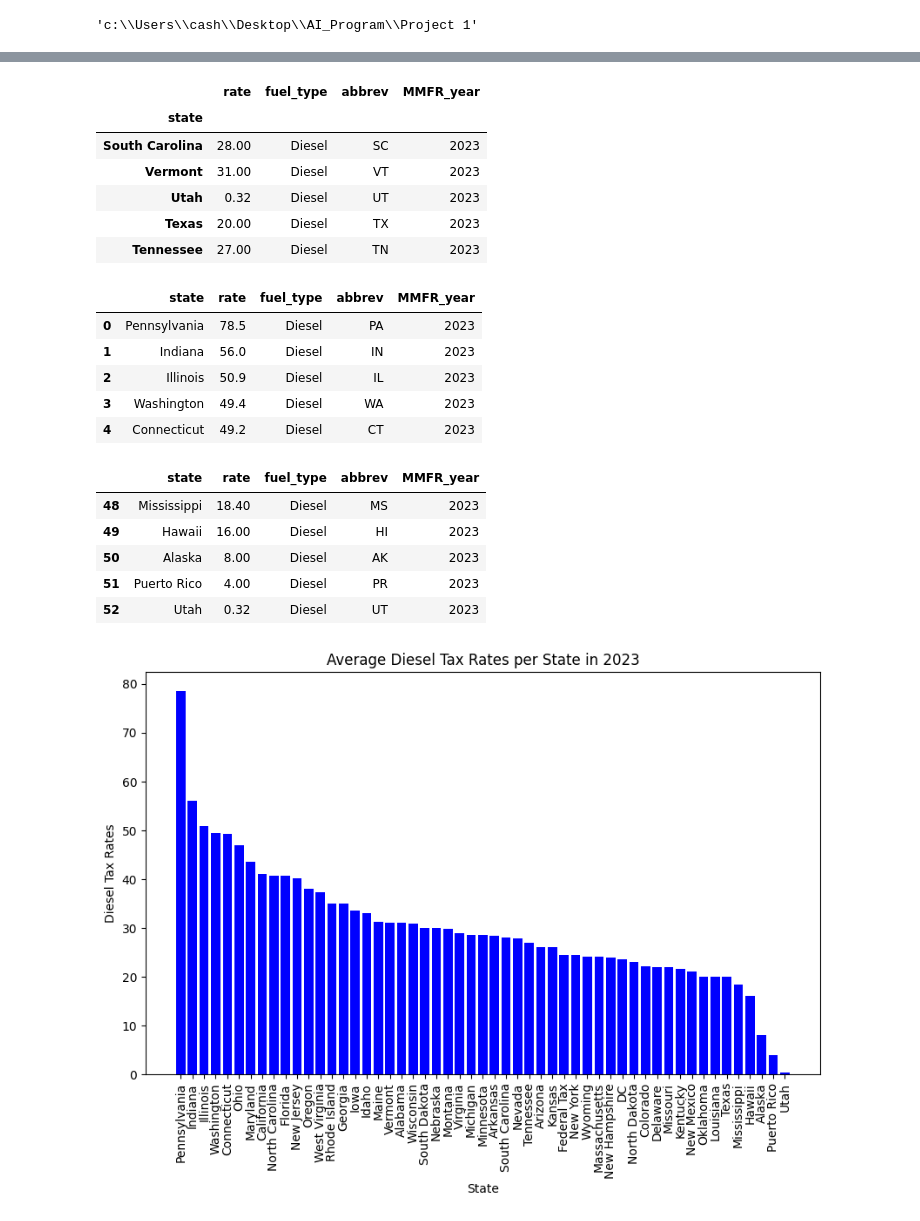
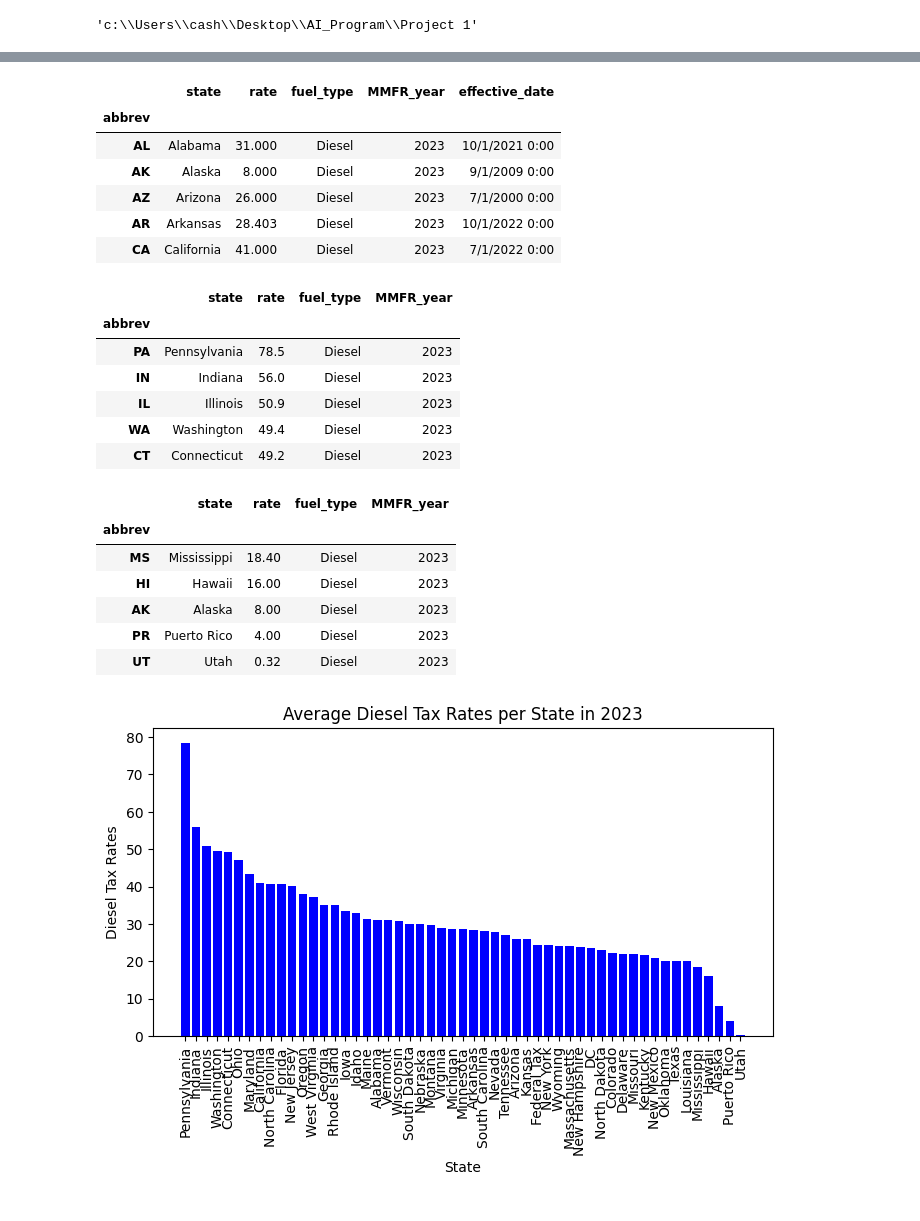
Before and after one commit to AJ-AI1/Project, a Jupyter notebook: pandas_rates.ipynb, the cells around one changed output, grey strips where cells are left out. Drawn from its saved outputs; the diff is of its cells as text; code cells hidden in the pictures.

```diff
--- a/pandas_rates.ipynb
+++ b/pandas_rates.ipynb
@@ -56,5 +23,5 @@ plt.tight_layout()
 # %%
-# Show mulitple specific columns--note the extra brackets
-rates_sorted_df = rates_df[["state", "rate", "fuel_type", "abbrev", "MMFR_year"]]
+# Show mulitple specific columns needed
+rates_sorted_df = rates_df[["state", "rate", "fuel_type", "abbrev", "MMFR_year", "effective_date"]]
 rates_sorted_df.head()
 # %% [output]
@@ -107,51 +71,53 @@ rates_years_df
 rates_years_df_sorted = rates_years_df[rates_years_df['fuel_type'] == 'Diesel']
 rates_years_df_sorted.head()
 # %% [output]
-|  | rate | fuel_type | abbrev | MMFR_year |
-| state |  |  |  |  |
-| South Carolina | 28.00 | Diesel | SC | 2023 |
-| Vermont | 31.00 | Diesel | VT | 2023 |
-| Utah | 0.32 | Diesel | UT | 2023 |
-| Texas | 20.00 | Diesel | TX | 2023 |
-| Tennessee | 27.00 | Diesel | TN | 2023 |
+|  | state | rate | fuel_type | MMFR_year | effective_date |
+| abbrev |  |  |  |  |  |
+| AL | Alabama | 31.000 | Diesel | 2023 | 10/1/2021 0:00 |
+| AK | Alaska | 8.000 | Diesel | 2023 | 9/1/2009 0:00 |
+| AZ | Arizona | 26.000 | Diesel | 2023 | 7/1/2000 0:00 |
+| AR | Arkansas | 28.403 | Diesel | 2023 | 10/1/2022 0:00 |
+| CA | California | 41.000 | Diesel | 2023 | 7/1/2022 0:00 |
 # %%
 rates_diesel_df = rates_years_df_sorted.sort_values(by='rate', ascending=False)
-rates_diesel_df.reset_index(inplace=True)
+
 rates_diesel_df.head()
 # %% [output]
-|  | state | rate | fuel_type | abbrev | MMFR_year |
-| 0 | Pennsylvania | 78.5 | Diesel | PA | 2023 |
-| 1 | Indiana | 56.0 | Diesel | IN | 2023 |
-| 2 | Illinois | 50.9 | Diesel | IL | 2023 |
-| 3 | Washington | 49.4 | Diesel | WA | 2023 |
-| 4 | Connecticut | 49.2 | Diesel | CT | 2023 |
+|  | state | rate | fuel_type | MMFR_year |
+| abbrev |  |  |  |  |
+| PA | Pennsylvania | 78.5 | Diesel | 2023 |
+| IN | Indiana | 56.0 | Diesel | 2023 |
+| IL | Illinois | 50.9 | Diesel | 2023 |
+| WA | Washington | 49.4 | Diesel | 2023 |
+| CT | Connecticut | 49.2 | Diesel | 2023 |
 # %%
 rates_diesel_df.tail()
 # %% [output]
-|  | state | rate | fuel_type | abbrev | MMFR_year |
-| 48 | Mississippi | 18.40 | Diesel | MS | 2023 |
-| 49 | Hawaii | 16.00 | Diesel | HI | 2023 |
-| 50 | Alaska | 8.00 | Diesel | AK | 2023 |
-| 51 | Puerto Rico | 4.00 | Diesel | PR | 2023 |
-| 52 | Utah | 0.32 | Diesel | UT | 2023 |
+|  | state | rate | fuel_type | MMFR_year |
+| abbrev |  |  |  |  |
+| MS | Mississippi | 18.40 | Diesel | 2023 |
+| HI | Hawaii | 16.00 | Diesel | 2023 |
+| AK | Alaska | 8.00 | Diesel | 2023 |
+| PR | Puerto Rico | 4.00 | Diesel | 2023 |
+| UT | Utah | 0.32 | Diesel | 2023 |
 # %%
 x_axis = np.arange(len(rates_diesel_df))
 tick_locations = [value for value in x_axis]
 # %%
 x = rates_diesel_df["state"]
 y = rates_diesel_df["rate"]
 
 # Create the bar chart
-plt.figure(figsize=(10, 6))
+plt.figure(figsize=(8, 4))
 plt.bar(x, y, color='blue')
 
 # Customize the chart
 plt.title("Average Diesel Tax Rates per State in 2023")
 plt.xlabel("State")
 plt.ylabel("Diesel Tax Rates")
 plt.xticks(rotation=90)
 
 # Show the chart
 plt.show()
 # %% [output]
-[figure, old version]
+[figure, new version]
```
Also changed, not shown: parts of 10 cells of this notebook.
